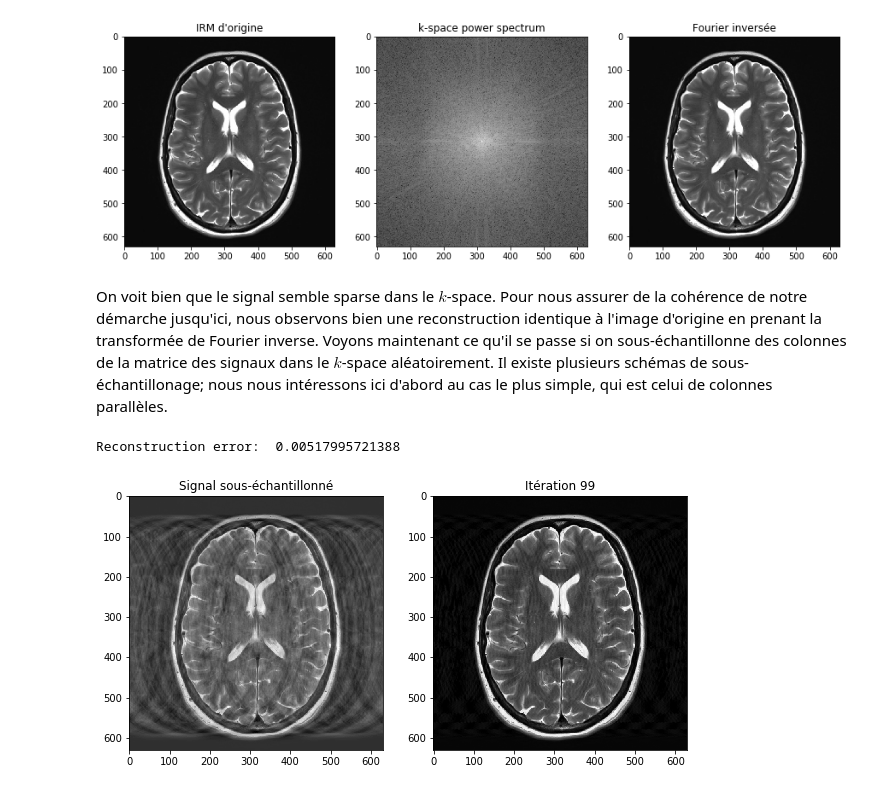
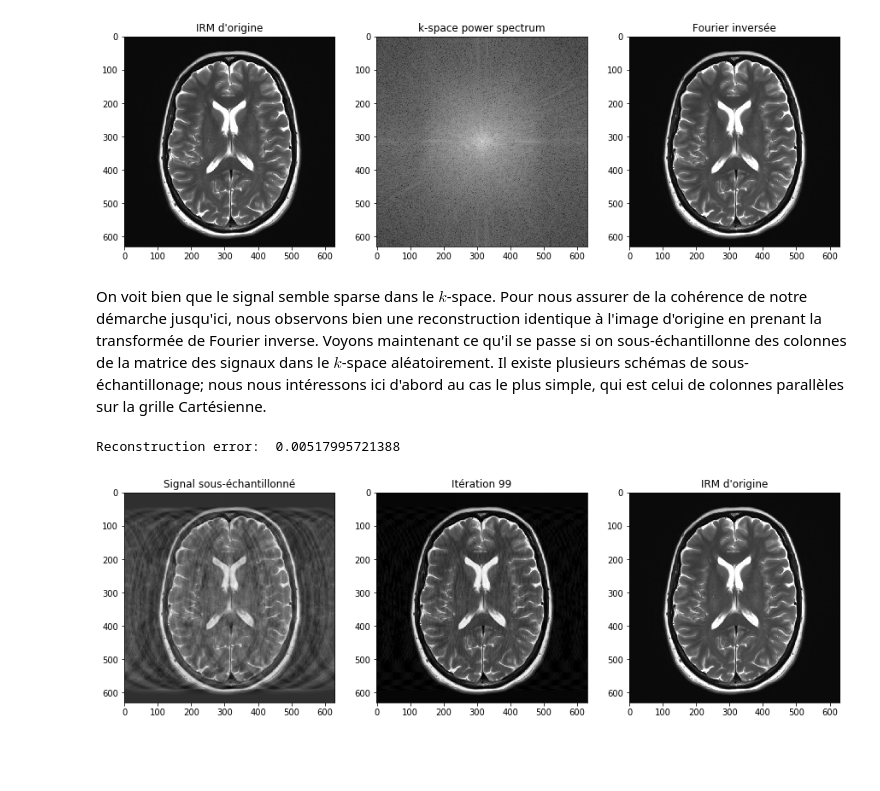
Before and after one commit to xylophong/compressed-sensing-MRI, a Jupyter notebook: CS-MRI_project.ipynb, the cells around one changed output. Drawn from its saved outputs; the diff is of its cells as text; code cells hidden in the pictures; blank space fills up the shorter version.

```diff
--- a/CS-MRI_project.ipynb
+++ b/CS-MRI_project.ipynb
@@ -66,7 +66,7 @@ def SoftThresh(y, t):
     return x_hat
 # %%
 l = 0.01
-n_iter = 100
+n_iter = 75
 
 Y1 = Xu # Echantillons équidistants
 Y2 = Xr # Echantillons aléatoires
@@ -129,40 +129,42 @@ print('Reconstruction error: ', error)
 Reconstruction error:  0.0
 [figure]
 # %% [markdown]
-On voit bien que le signal semble sparse dans le $k$-space. Pour nous assurer de la cohérence de notre démarche jusqu'ici, nous observons bien une reconstruction identique à l'image d'origine en prenant la transformée de Fourier inverse. Voyons maintenant ce qu'il se passe si on sous-échantillonne des colonnes de la matrice des signaux dans le $k$-space aléatoirement. Il existe plusieurs schémas de sous-échantillonage; nous nous intéressons ici d'abord au cas le plus simple, qui est celui de colonnes parallèles.
+On voit bien que le signal semble sparse dans le $k$-space. Pour nous assurer de la cohérence de notre démarche jusqu'ici, nous observons bien une reconstruction identique à l'image d'origine en prenant la transformée de Fourier inverse. Voyons maintenant ce qu'il se passe si on sous-échantillonne des colonnes de la matrice des signaux dans le $k$-space aléatoirement. Il existe plusieurs schémas de sous-échantillonage; nous nous intéressons ici d'abord au cas le plus simple, qui est celui de colonnes parallèles sur la grille Cartésienne.
 # %%
 l = 3.
 n_iter = 100
 
 brain_under = np.zeros(brain_fourier.shape, dtype='complex')
 
 p = 0.70 # Pourcentage de coefficients conservés
 np.random.seed(42)
-mask = np.random.binomial(1, p, size=brain_fourier.shape[0], ).astype(np.bool)
+mask = np.random.binomial(1, p, size=brain_fourier.shape[0]).astype(np.bool)
 brain_under[:,mask] = brain_fourier_shift[:,mask]
 brain_under = np.fft.ifftshift(brain_under)
 brain_rec = np.fft.ifft2(brain_under)
+
+fig, ax = plt.subplots(1, 3, figsize=(15, 5))
+ax[0].imshow(brain_rec.real, cmap='gray')
+ax[0].set_title('Signal sous-échantillonné')
+ax[2].imshow(np.array(brain), cmap='gray')
+ax[2].set_title('IRM d\'origine')
 
 Y = brain_under
 Xi = Y
 
 for i in range(n_iter):
     xi = np.fft.ifft2(Xi)
     xi_st = SoftThresh(xi.real, l)
     Xi = np.fft.fft2(xi_st)
     Xi = Xi * (Y==0) + Y
 
-    plt.close()
-    fig, ax = plt.subplots(1, 2, figsize=(10, 5))
-    ax[0].imshow(brain_rec.real, cmap='gray')
-    ax[0].set_title('Signal sous-échantillonné')
     ax[1].imshow(xi.real, cmap='gray')
     ax[1].set_title('Itération %d' % i)
     display.display(plt.gcf())
     display.clear_output(wait=True)
 
 error = np.abs(np.linalg.norm(brain) - np.linalg.norm(xi)) / np.linalg.norm(brain)
 print('Reconstruction error: ', error)
 # %% [output]
 Reconstruction error:  0.00517995721388
-[figure, old version]
+[figure, new version]
```
Also changed, not shown: parts of 4 cells of this notebook.
